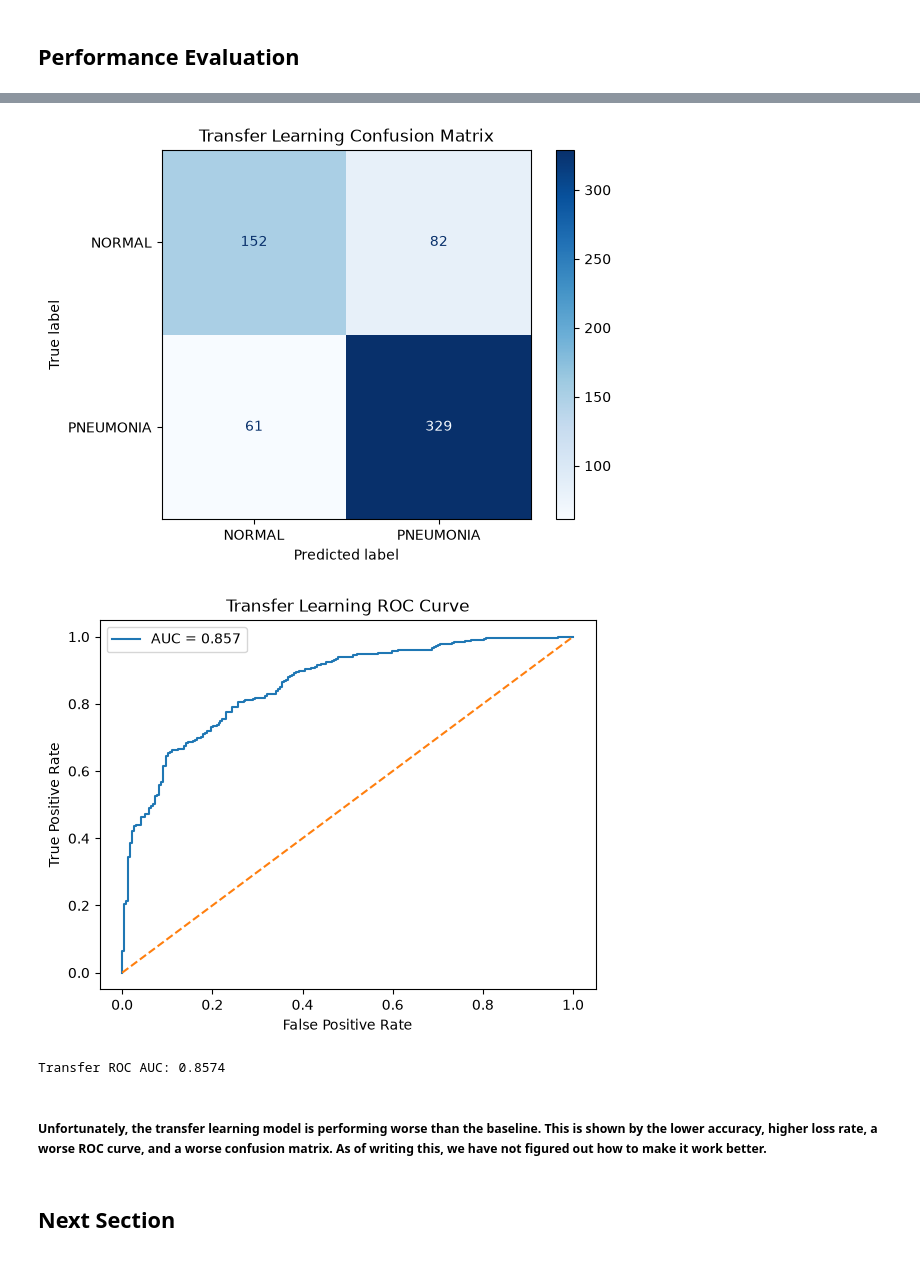
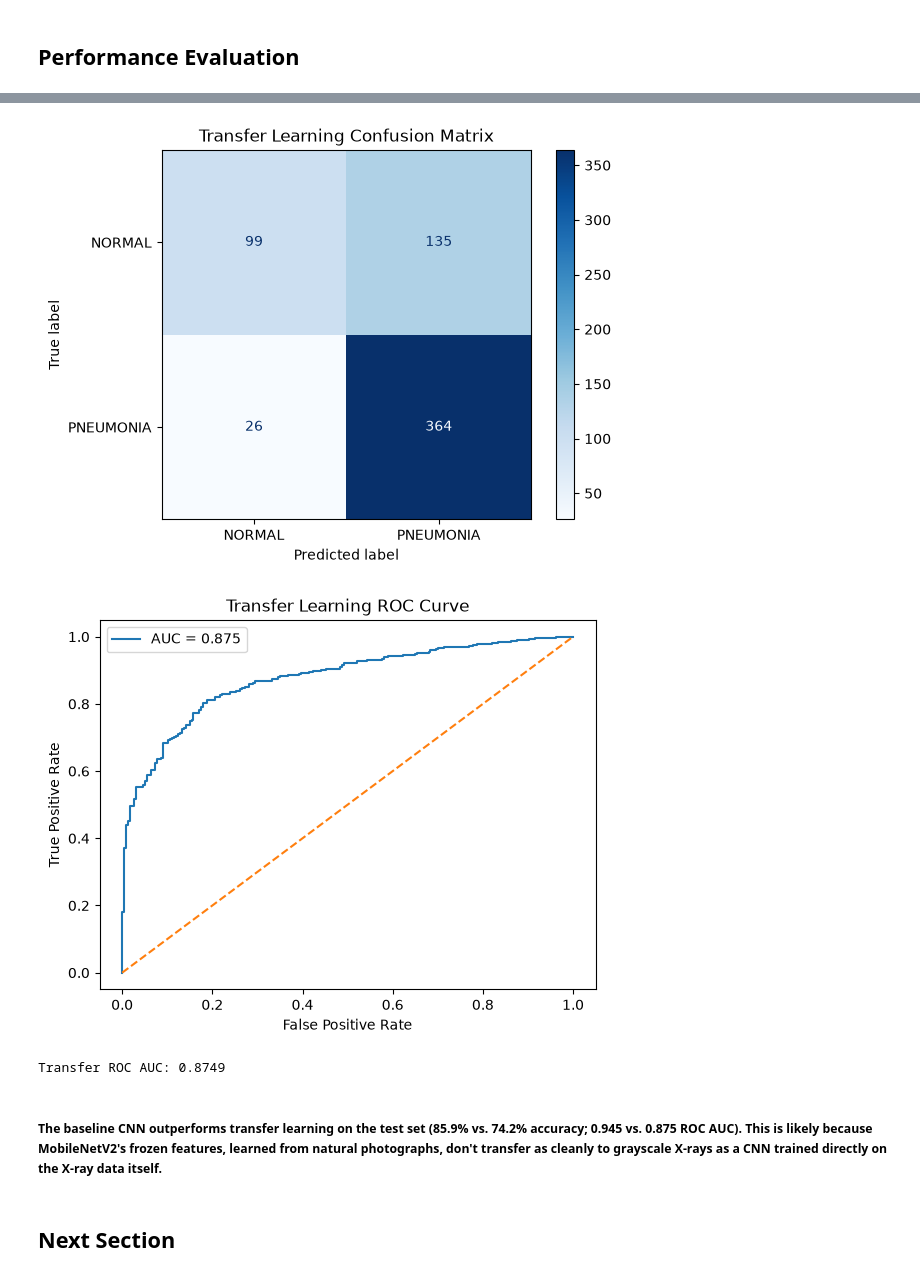
Before and after one commit to kariniemicarson/NeuralNetworks, a Jupyter notebook: Project 5/project5.ipynb, the cells around one changed output, grey strips where cells are left out. Saved outputs shown, nothing was run; the diff lists cells and outputs as text; code cells hidden in the pictures.

Commit message:
added transfer learning pipeline

```diff
--- a/Project 5/project5.ipynb
+++ b/Project 5/project5.ipynb
@@ -404,8 +461,8 @@ import matplotlib.pyplot as plt
 from sklearn.metrics import confusion_matrix, ConfusionMatrixDisplay
 from sklearn.metrics import roc_curve, auc
 
-y_true_transfer = np.concatenate([labels.numpy() for images, labels in test_ds])
-y_prob_transfer = transfer_model.predict(test_ds).ravel()
+y_true_transfer = np.concatenate([labels.numpy() for images, labels in test_ds_transfer])
+y_prob_transfer = transfer_model.predict(test_ds_transfer).ravel()
 y_pred_transfer = (y_prob_transfer >= 0.5).astype(int)
 
 cm_transfer = confusion_matrix(y_true_transfer, y_pred_transfer)
@@ -415,11 +472,11 @@ ConfusionMatrixDisplay(confusion_matrix=cm_transfer, display_labels=["NORMAL", "
 plt.title("Transfer Learning Confusion Matrix")
 plt.show()
 
-fpr_transfer, tpr_transfer, thresholds_transfer = roc_curve(y_true_transfer,y_prob_transfer)
+fpr_transfer, tpr_transfer, thresholds_transfer = roc_curve(y_true_transfer, y_prob_transfer)
 
-roc_auc_transfer = auc(fpr_transfer,tpr_transfer)
+roc_auc_transfer = auc(fpr_transfer, tpr_transfer)
 
-plt.plot(fpr_transfer,tpr_transfer,label=f"AUC = {roc_auc_transfer:.3f}")
+plt.plot(fpr_transfer, tpr_transfer, label=f"AUC = {roc_auc_transfer:.3f}")
 
 plt.plot([0, 1], [0, 1], linestyle="--")
 plt.xlabel("False Positive Rate")
@@ -434,7 +491,7 @@ print(f"Transfer ROC AUC: {roc_auc_transfer:.4f}")
-[figure, old version]
+[figure, new version]
-[figure, old version]
+[figure, new version]
-Transfer ROC AUC: 0.8574
+Transfer ROC AUC: 0.8749
 # %% [markdown]
-##### Unfortunately, the transfer learning model is performing worse than the baseline. This is shown by the lower accuracy, higher loss rate, a worse ROC curve, and a worse confusion matrix. As of writing this, we have not figured out how to make it work better.
+##### The baseline CNN outperforms transfer learning on the test set (85.9% vs. 74.2% accuracy; 0.945 vs. 0.875 ROC AUC). This is likely because MobileNetV2's frozen features, learned from natural photographs, don't transfer as cleanly to grayscale X-rays as a CNN trained directly on the X-ray data itself.
 # %% [markdown]
 ## Next Section
```
Also changed, not shown: parts of 12 cells of this notebook.
